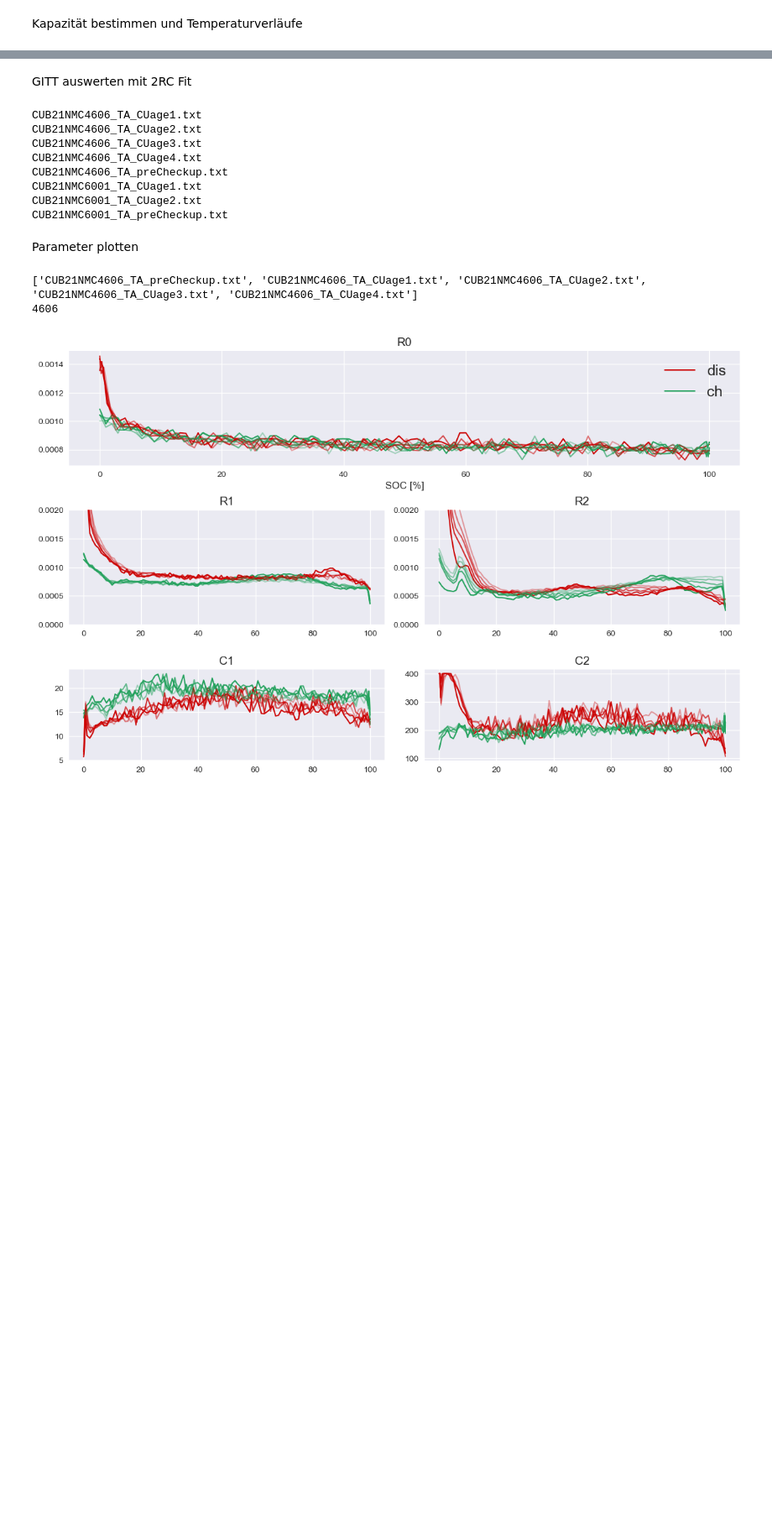
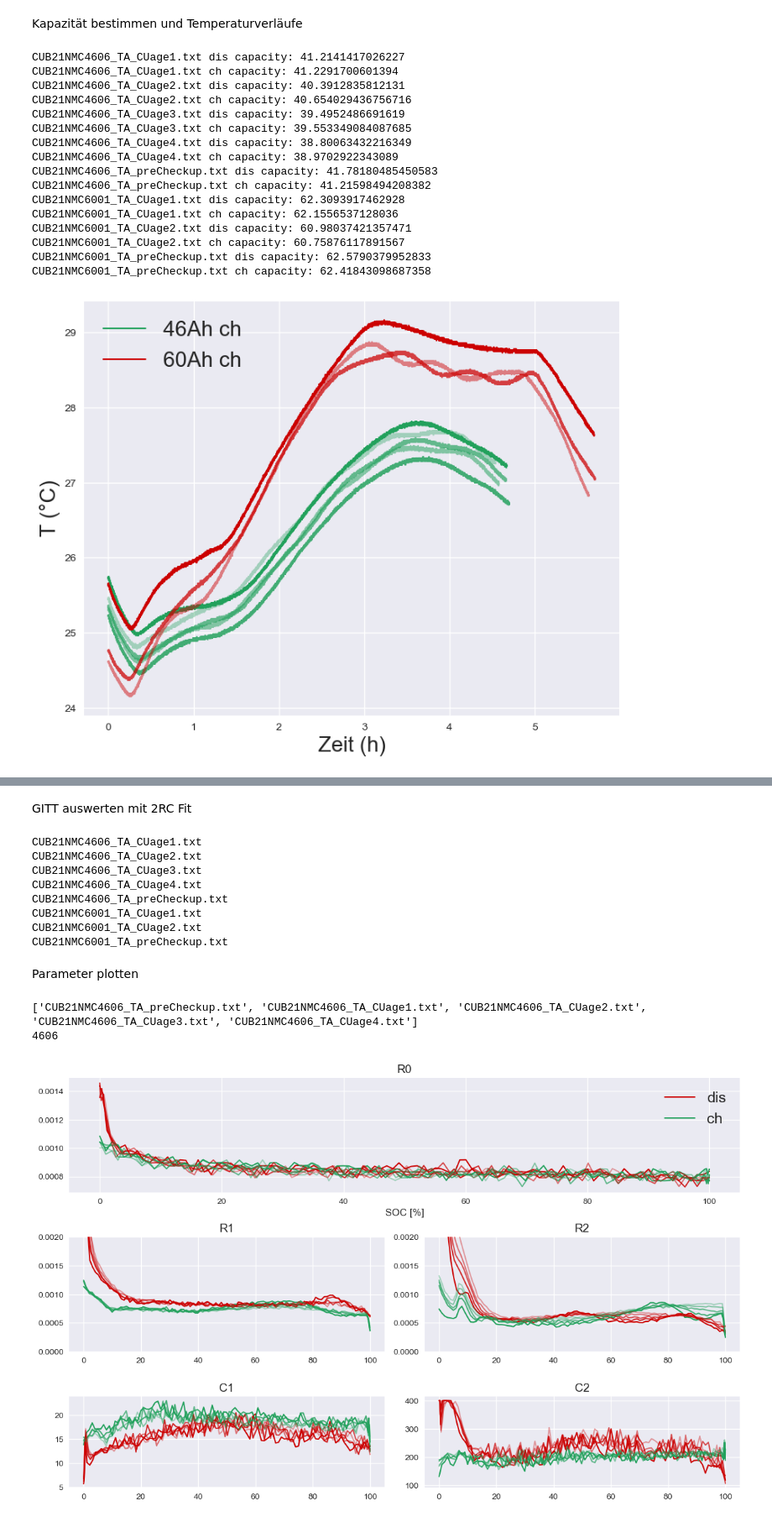
Before and after one commit to dieterduese/Projekt_Entropie, a Jupyter notebook: CheckUp.ipynb, the cells around one changed output, grey strips where cells are left out. Shown at 84% size. Drawn from its saved outputs; the diff is of its cells as text; code cells hidden in the pictures; blank space fills up the shorter version.

```diff
--- a/CheckUp.ipynb
+++ b/CheckUp.ipynb
@@ -336,11 +346,70 @@ Kapazität bestimmen und Temperaturverläufe
 # %%
 capacities={}
 cccv_dis={}
 temperatures={}
+cap_verlauf={}
 for i in data_test.keys():
     temp=filtplot(data_test[i],9,10,plot=0,col=4)
     cap_temp=temp[-1,4]- temp[0,4]
-    capacities[i]=abs(cap_temp)
+    capacities[i]={}
+    cap_verlauf[i]={}
+    capacities[i]["dis"]=abs(cap_temp)
+    cap_verlauf[i]["dis"]=temp
+    print(i+" dis capacity: "+str(abs(cap_temp)))
+
     cccv_dis[i]=temp
-    # temperatures[i]=np.column_stack((data_test[i][:,6], data_test[i][:,7]))
+
+    temp2=filtplot(data_test[i],16,17,plot=0,col=4)
+    capacities[i]["ch"]=abs(temp2[-1,4]- temp2[0,4])
+    cap_verlauf[i]["ch"]=temp2
+    print(i+" ch capacity: "+str(capacities[i]["ch"]))
     temperatures[i]=np.array([data_test[i][:,0],data_test[i][:,6], data_test[i][:,7]]).T
+
+for d in ["ch","dis"]:
+
+
+    plt.figure()
+    for cell in ["4606","6001"]:
+        zähler=0
+        zelle_tests=[test for test in cap_verlauf.keys() if cell in test.lower()]
+        zelle_tests=[zelle_tests[-1]]+zelle_tests[:-1]
+        # print(zelle_tests)
+
+        for c in zelle_tests:
+            if "6001" in c:
+                lab="60Ah"+" "+d if zähler == 0 else None
+                colo='#cc0000'
+            elif "4606" in c:
+                lab="46Ah"+" "+d if zähler == 0 else None
+                colo='#22a15c'
+            else:
+                print("Fehler bei der Zellenauswahl")
+                break
+
+            anzahl=len(zelle_tests)
+            a=1-zähler/anzahl*0.8
+            plt.plot(cap_verlauf[c][d][:,0]-cap_verlauf[c][d][0,0],cap_verlauf[c][d][:,7],label=lab,alpha=a,color=colo)
+            zähler+=1
+
+    plt.xlabel("Zeit (h)",fontsize=fontsize)
+    plt.ylabel("T (°C)",fontsize=fontsize)
+    plt.legend(fontsize=labelsize)
+    plt.show()
+# %% [output]
+CUB21NMC4606_TA_CUage1.txt dis capacity: 41.2141417026227
+CUB21NMC4606_TA_CUage1.txt ch capacity: 41.2291700601394
+CUB21NMC4606_TA_CUage2.txt dis capacity: 40.3912835812131
+CUB21NMC4606_TA_CUage2.txt ch capacity: 40.654029436756716
+CUB21NMC4606_TA_CUage3.txt dis capacity: 39.4952486691619
+CUB21NMC4606_TA_CUage3.txt ch capacity: 39.553349084087685
+CUB21NMC4606_TA_CUage4.txt dis capacity: 38.80063432216349
+CUB21NMC4606_TA_CUage4.txt ch capacity: 38.9702922343089
+CUB21NMC4606_TA_preCheckup.txt dis capacity: 41.78180485450583
+CUB21NMC4606_TA_preCheckup.txt ch capacity: 41.21598494208382
+CUB21NMC6001_TA_CUage1.txt dis capacity: 62.3093917462928
+CUB21NMC6001_TA_CUage1.txt ch capacity: 62.1556537128036
+CUB21NMC6001_TA_CUage2.txt dis capacity: 60.98037421357471
+CUB21NMC6001_TA_CUage2.txt ch capacity: 60.75876117891567
+CUB21NMC6001_TA_preCheckup.txt dis capacity: 62.5790379952833
+CUB21NMC6001_TA_preCheckup.txt ch capacity: 62.41843098687358
+[figure, added]
```
Also changed, not shown: parts of 5 cells of this notebook, 6 other files.
